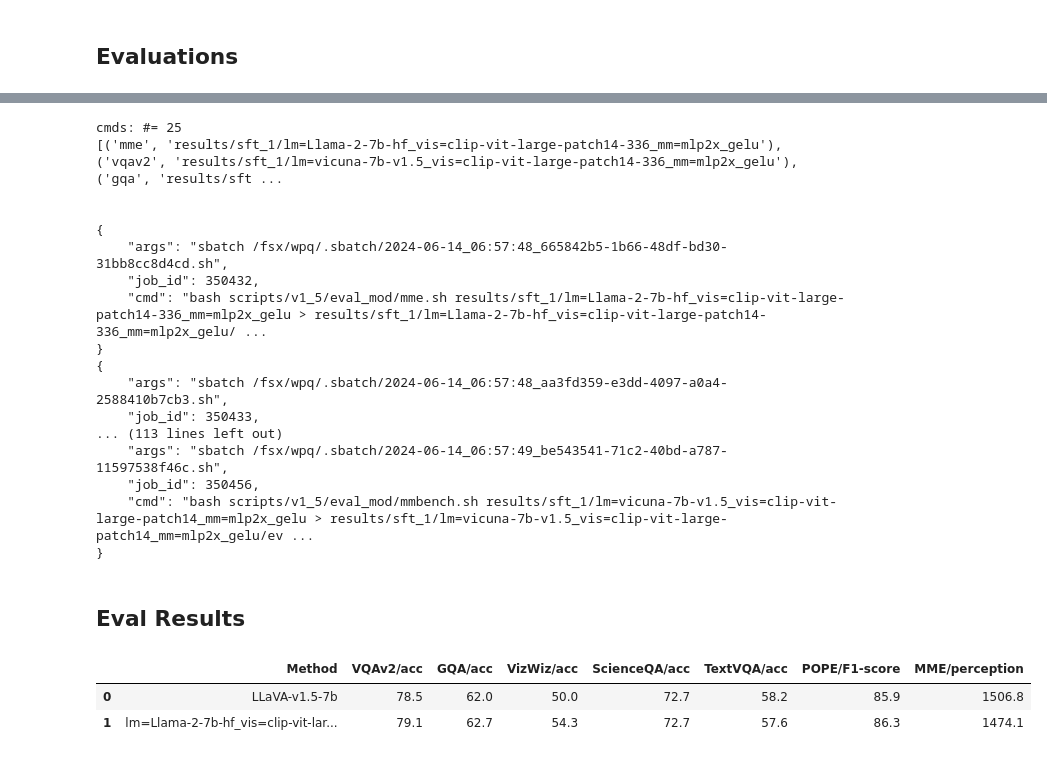
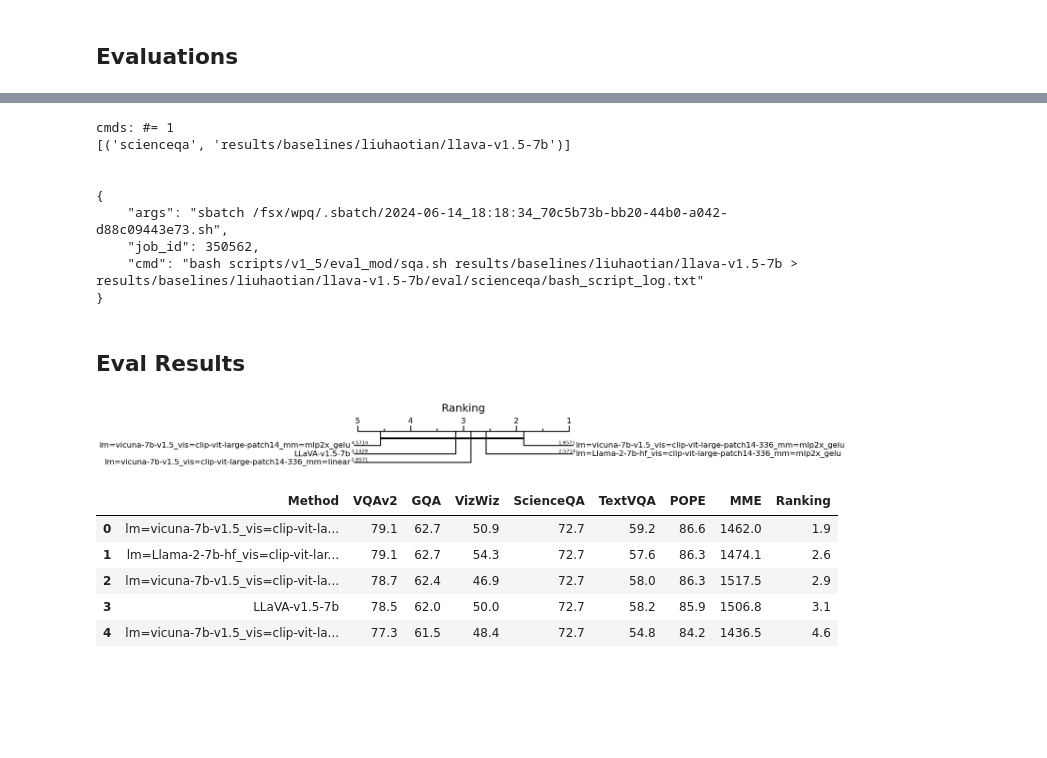
Before and after one commit to tt6746690/LLaVA, a Jupyter notebook: note_gen_cmd.ipynb, the cells around one changed output, grey strips where cells are left out. Saved outputs shown, nothing was run; the diff lists cells and outputs as text; code cells hidden in the pictures; blank space fills up the shorter version.

Commit message:
cd diagram

```diff
--- a/note_gen_cmd.ipynb
+++ b/note_gen_cmd.ipynb
@@ -285,6 +280,7 @@ nodes = 1; num_gpus = 8; cpu_mem = 1000; num_cpus = 96
 
 eval_script_dir = 'scripts/v1_5/eval_mod'
 eval_rest = True
+eval_dirs = []
 subdir_path_list = []
 subdir_filter_fn = lambda x: True
 
@@ -304,15 +300,16 @@ task_names_llm_evaluator = ['llavabench', 'mmvet']
 # task_names = ['llavabench']
 # eval_rest = False
 
-# sft_1
+## sft_1
 exp_dirs = ['results/sft_1']
-task_names = task_names_routine
+task_names = ['scienceqa']
+eval_rest = False
 
 
 
 ######
 
-test_run = 1
+test_run = 0
 test_run = bool(test_run)
 
 if len(subdir_path_list)==0:
@@ -404,49 +401,54 @@ for model_name_or_path, task_name_list in model_and_task_list.items():
 
         print(json.dumps(out[0], indent=4))
 # %% [output]
-cmds: #= 25
-[('mme', 'results/sft_1/lm=Llama-2-7b-hf_vis=clip-vit-large-patch14-336_mm=mlp2x_gelu'), ('vqav2', 'results/sft_1/lm=vicuna-7b-v1.5_vis=clip-vit-large-patch14-336_mm=mlp2x_gelu'), ('gqa', 'results/sft ...
+cmds: #= 1
+[('scienceqa', 'results/baselines/liuhaotian/llava-v1.5-7b')]
 
 
 {
-    "args": "sbatch /fsx/wpq/.sbatch/2024-06-14_06:57:48_665842b5-1b66-48df-bd30-31bb8cc8d4cd.sh",
-    "job_id": 350432,
-    "cmd": "bash scripts/v1_5/eval_mod/mme.sh results/sft_1/lm=Llama-2-7b-hf_vis=clip-vit-large-patch14-336_mm=mlp2x_gelu > results/sft_1/lm=Llama-2-7b-hf_vis=clip-vit-large-patch14-336_mm=mlp2x_gelu/ ...
+    "args": "sbatch /fsx/wpq/.sbatch/2024-06-14_18:18:34_70c5b73b-bb20-44b0-a042-d88c09443e73.sh",
+    "job_id": 350562,
+    "cmd": "bash scripts/v1_5/eval_mod/sqa.sh results/baselines/liuhaotian/llava-v1.5-7b > results/baselines/liuhaotian/llava-v1.5-7b/eval/scienceqa/bash_script_log.txt"
 }
-{
-    "args": "sbatch /fsx/wpq/.sbatch/2024-06-14_06:57:48_aa3fd359-e3dd-4097-a0a4-2588410b7cb3.sh",
-    "job_id": 350433,
-... (113 lines left out)
-    "args": "sbatch /fsx/wpq/.sbatch/2024-06-14_06:57:49_be543541-71c2-40bd-a787-11597538f46c.sh",
-    "job_id": 350456,
-    "cmd": "bash scripts/v1_5/eval_mod/mmbench.sh results/sft_1/lm=vicuna-7b-v1.5_vis=clip-vit-large-patch14_mm=mlp2x_gelu > results/sft_1/lm=vicuna-7b-v1.5_vis=clip-vit-large-patch14_mm=mlp2x_gelu/ev ...
-}
 # %% [markdown]
 ## Eval Results
 # %%
 from utils import TaskResult, ModelResult, get_eval_results
 
 save_dirs = []
 save_dirs += [('LLaVA-v1.5-7b', 'results/baselines/liuhaotian/llava-v1.5-7b')]
 exp_dir = 'results/sft_1'
 save_dirs += [(os.path.basename(x), x) for x in [os.path.join(exp_dir, x) for x in os.listdir(exp_dir)]]
 
 
 metrics_names = [
     'VQAv2/acc', 'GQA/acc', 'VizWiz/acc', 'ScienceQA/acc', 'TextVQA/acc',
     'POPE/F1-score', 'MME/perception', # 'MMBench/acc', 'LLaVA/all', 'MM-Vet/score'
 ]
 
 df = get_eval_results(save_dirs, metrics_names)
+df.columns = [x.split('/')[0] for x in df.columns]
 
+from cd_diagram import draw_cd_diagram
+dfm = df[[x for x in df.columns]]
+dfm = pd.melt(dfm, id_vars=['Method'], var_name='dataset_name', value_name='accuracy')
+dfm = dfm.rename(columns={'Method': 'classifier_name'})
+cd_info = draw_cd_diagram(dfm, title='Ranking', labels=True)
+df['Ranking'] = df['Method'].map(cd_info['average_ranks'])
+df = df.sort_values(by=['Ranking'], ascending=True).reset_index(drop=True)
+plt.show(fig)
 display(df
     .style
-    # .applymap(lambda x: f'max-width: 60ch;', subset=['sort_by_name'])
     .set_table_styles([{'selector': 'td', 'props': [('white-space', 'pre-wrap'), ('word-wrap', 'break-word')]}])
     .set_properties(**{'text-align': 'left'})
-    .background_gradient(cmap ='coolwarm')
+    .background_gradient(cmap='coolwarm', subset=[col for col in df.select_dtypes(include=[np.number]).columns if col != 'Ranking'])
+    .background_gradient(cmap='coolwarm_r', subset=['Ranking'])
     .format(precision=1))
 # %% [output]
+[figure, added]
-|  | Method | VQAv2/acc | GQA/acc | VizWiz/acc | ScienceQA/acc | TextVQA/acc | POPE/F1-score | MME/perception |
-| 0 | LLaVA-v1.5-7b | 78.5 | 62.0 | 50.0 | 72.7 | 58.2 | 85.9 | 1506.8 |
-| 1 | lm=Llama-2-7b-hf_vis=clip-vit-lar... | 79.1 | 62.7 | 54.3 | 72.7 | 57.6 | 86.3 | 1474.1 |
+|  | Method | VQAv2 | GQA | VizWiz | ScienceQA | TextVQA | POPE | MME | Ranking |
+| 0 | lm=vicuna-7b-v1.5_vis=clip-vit-la... | 79.1 | 62.7 | 50.9 | 72.7 | 59.2 | 86.6 | 1462.0 | 1.9 |
+| 1 | lm=Llama-2-7b-hf_vis=clip-vit-lar... | 79.1 | 62.7 | 54.3 | 72.7 | 57.6 | 86.3 | 1474.1 | 2.6 |
+| 2 | lm=vicuna-7b-v1.5_vis=clip-vit-la... | 78.7 | 62.4 | 46.9 | 72.7 | 58.0 | 86.3 | 1517.5 | 2.9 |
+| 3 | LLaVA-v1.5-7b | 78.5 | 62.0 | 50.0 | 72.7 | 58.2 | 85.9 | 1506.8 | 3.1 |
+| 4 | lm=vicuna-7b-v1.5_vis=clip-vit-la... | 77.3 | 61.5 | 48.4 | 72.7 | 54.8 | 84.2 | 1436.5 | 4.6 |
```
Also changed, not shown: parts of 3 cells of this notebook, 3 other files.
